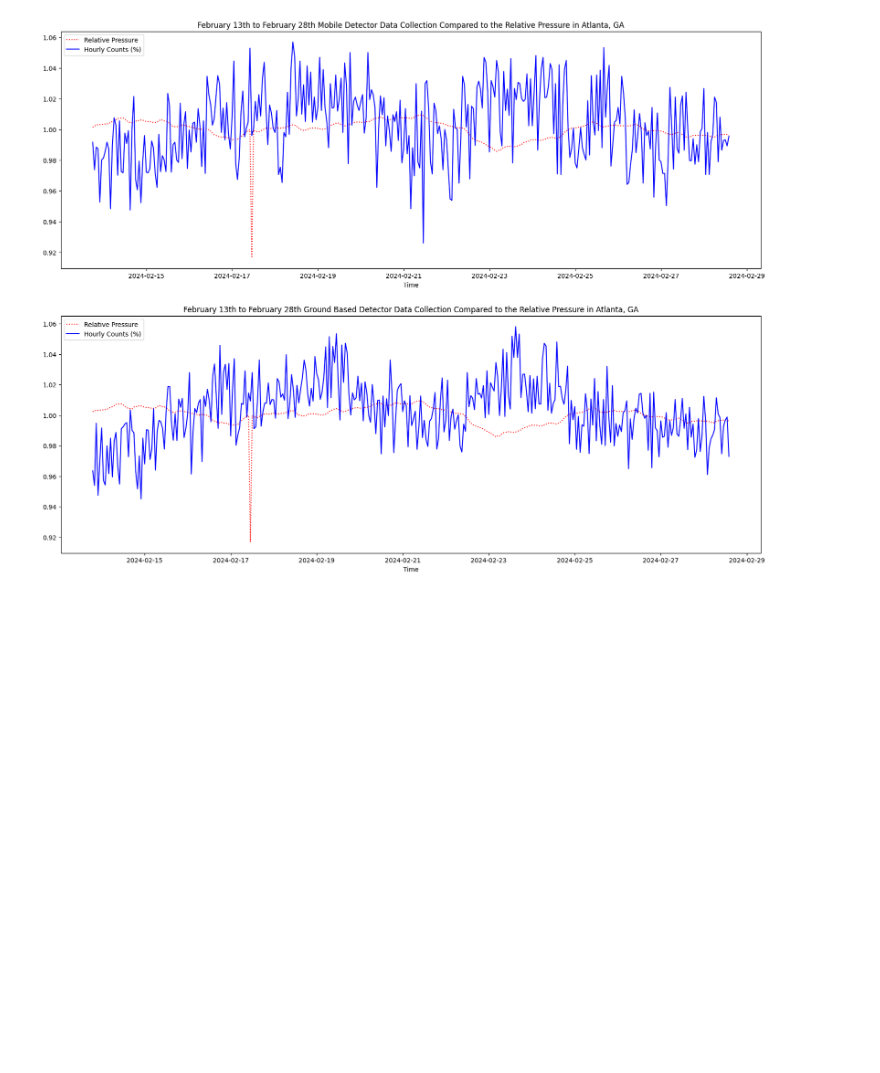
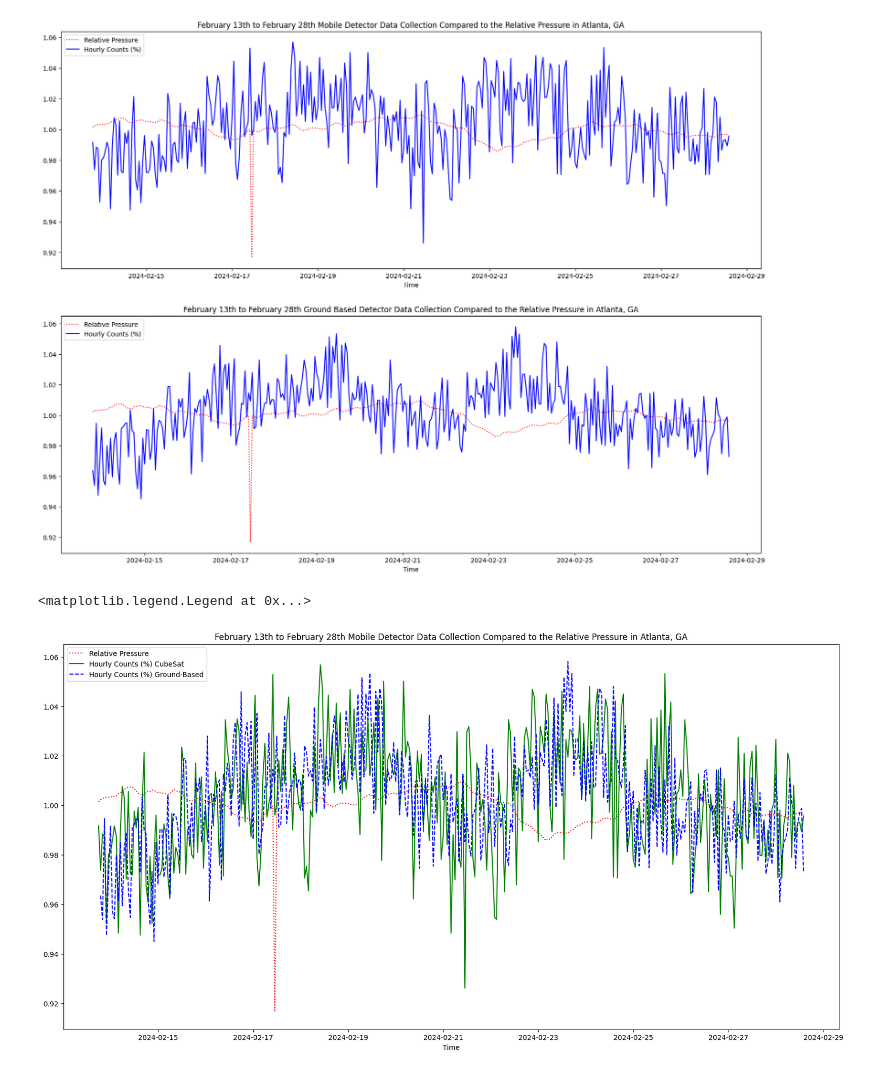
Before and after one commit to vpadgett1/cubesat_test_data, a Jupyter notebook: consistency_2024/Feb_2024_with_ground.ipynb, the cells around one changed output. Saved outputs shown, nothing was run; the diff lists cells and outputs as text; code cells hidden in the pictures; blank space fills up the shorter version.

Commit message:
updated with corrected percent change

```diff
--- a/consistency_2024/Feb_2024_with_ground.ipynb
+++ b/consistency_2024/Feb_2024_with_ground.ipynb
@@ -357,3 +357,21 @@ ax2.legend(['Relative Pressure', 'Hourly Counts (%)'], loc='upper left')
 # %% [output]
 <matplotlib.legend.Legend at 0x...>
 [figure]
+# %%
+#set figures
+fig, ax1 = plt.subplots(figsize=(20,10))
+
+ax1.set_xlabel('Time')
+ax1.plot(df_combined.index, df_combined['Relative_Pressure_(inHg)'], color='red',linestyle='dotted')
+# ax1.plot(df_combined.index, df_combined['Chan_0_1'], color='blue', )
+ax1.plot(df_combined.index, df_combined['percent_change_0_2'], color='green')
+# ax1.plot(df_co6mbined.index, df_combined['Chan_0_2'], color='pink')
+ax1.plot(df_combined2.index, df_combined2['percent_change_0_2'], color='blue', linestyle='dashed')
+# ax1.plot(df_combined.index, df_combined['Chan_1_2'], color='purple')
+#set the title
+ax1.set_title('February 13th to February 28th Mobile Detector Data Collection Compared to the Relative Pressure in Atlanta, GA')
+#set the legend
+ax1.legend(['Relative Pressure', 'Hourly Counts (%) CubeSat', 'Hourly Counts (%) Ground-Based'], loc='upper left')
+# %% [output]
+<matplotlib.legend.Legend at 0x...>
+[figure, added]
```
Also changed, not shown: parts of 12 cells of this notebook, 6 other files.
